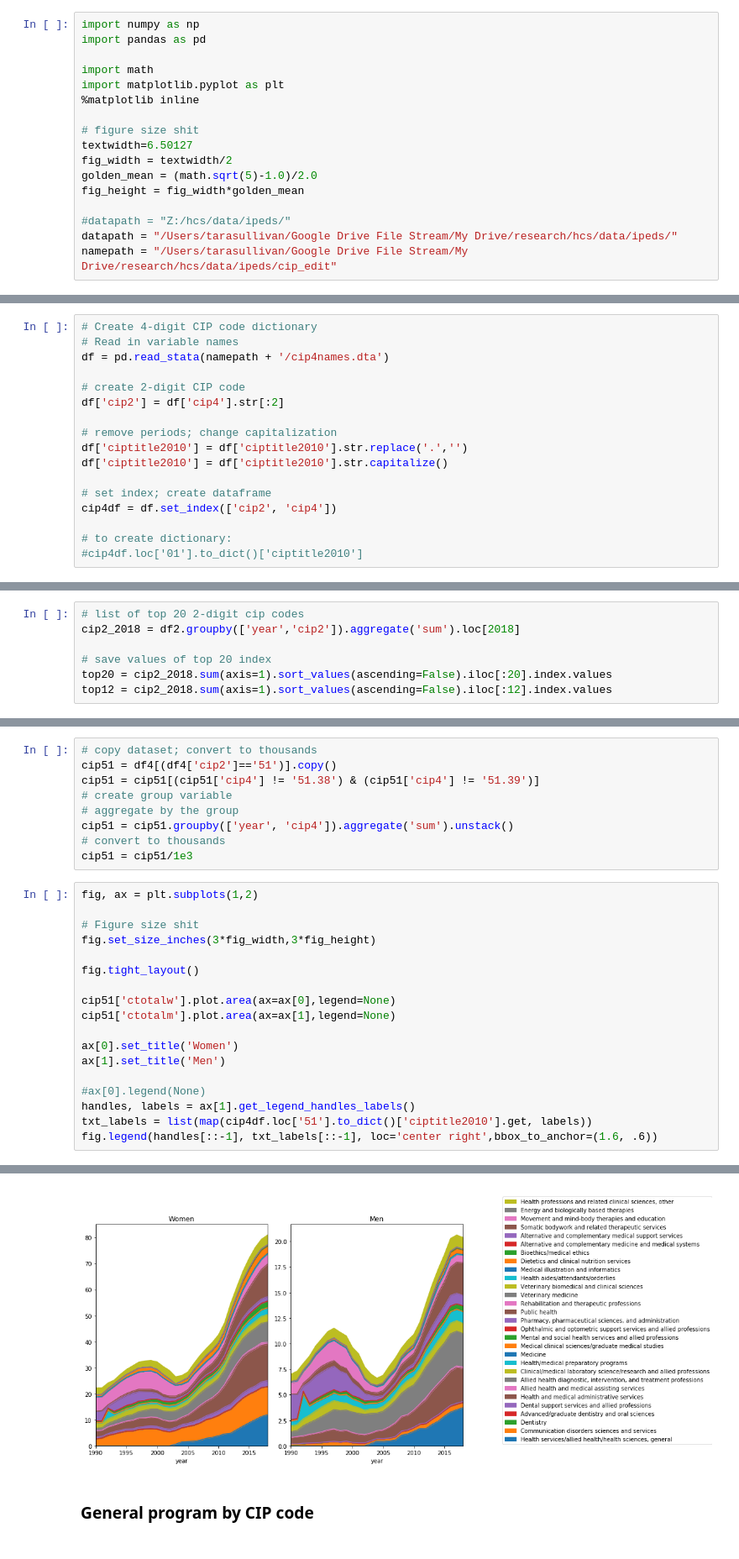
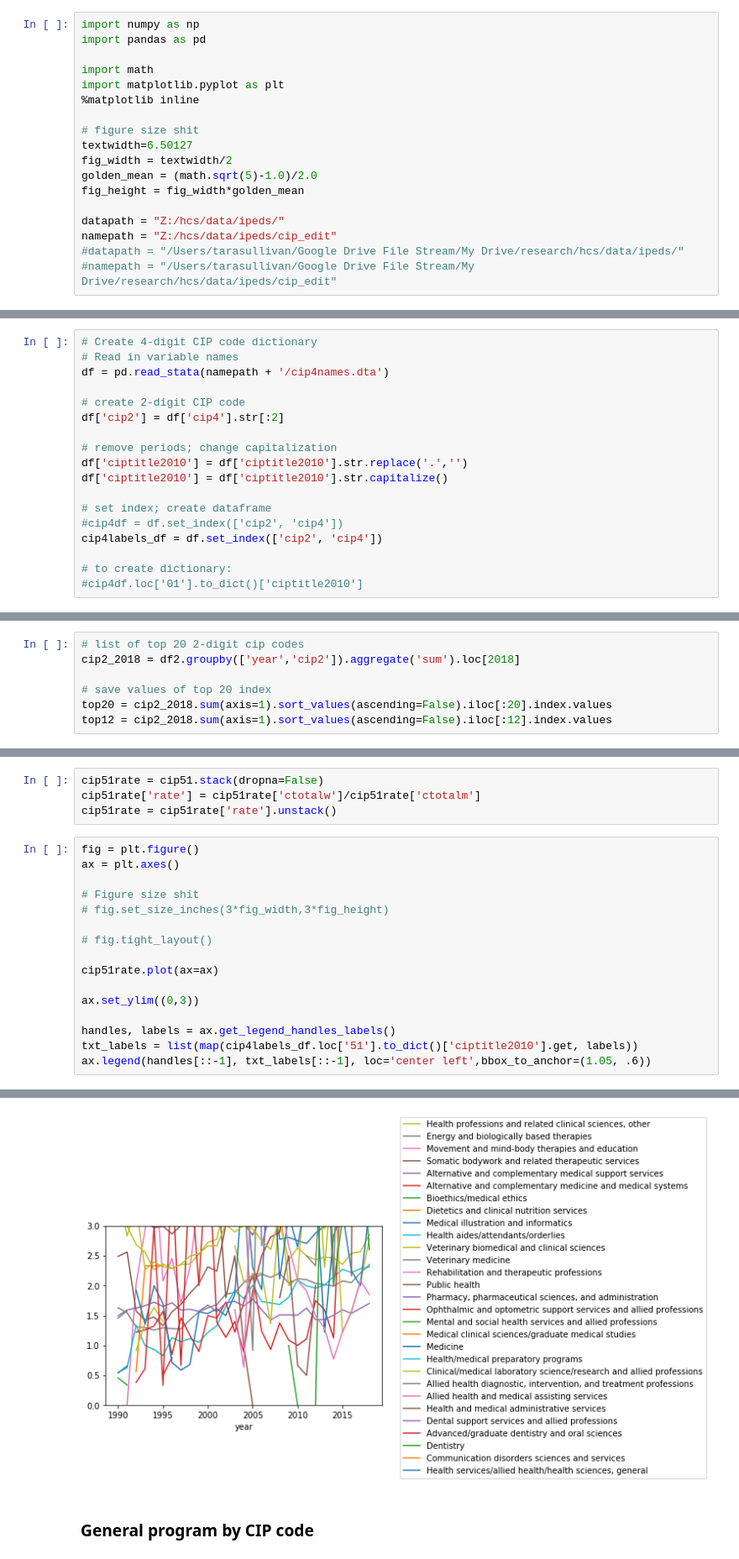
Before and after one commit to tara-sullivan/hcs, a Jupyter notebook: code/ipeds/ipeds_trends.ipynb, the cells around one changed output, grey strips where cells are left out. Shown at 84% size. Drawn from its saved outputs; the diff is of its cells as text.

```diff
--- a/code/ipeds/ipeds_trends.ipynb
+++ b/code/ipeds/ipeds_trends.ipynb
@@ -12,9 +12,10 @@ fig_width = textwidth/2
 golden_mean = (math.sqrt(5)-1.0)/2.0
 fig_height = fig_width*golden_mean
 
-#datapath = "Z:/hcs/data/ipeds/"
-datapath = "/Users/tarasullivan/Google Drive File Stream/My Drive/research/hcs/data/ipeds/"
-namepath = "/Users/tarasullivan/Google Drive File Stream/My Drive/research/hcs/data/ipeds/cip_edit"
+datapath = "Z:/hcs/data/ipeds/"
+namepath = "Z:/hcs/data/ipeds/cip_edit"
+#datapath = "/Users/tarasullivan/Google Drive File Stream/My Drive/research/hcs/data/ipeds/"
+#namepath = "/Users/tarasullivan/Google Drive File Stream/My Drive/research/hcs/data/ipeds/cip_edit"
 # %% [markdown]
 Create dictionaries for 2-digit and 4-digit CIP codes
 # %%
@@ -60,7 +75,8 @@ df['ciptitle2010'] = df['ciptitle2010'].str.replace('.','')
 df['ciptitle2010'] = df['ciptitle2010'].str.capitalize()
 
 # set index; create dataframe
-cip4df = df.set_index(['cip2', 'cip4'])
+#cip4df = df.set_index(['cip2', 'cip4'])
+cip4labels_df = df.set_index(['cip2', 'cip4'])
 
 # to create dictionary:
 #cip4df.loc['01'].to_dict()['ciptitle2010']
@@ -233,33 +264,26 @@ What does the breakdown of other positions look like?
-# %%
-# copy dataset; convert to thousands
-cip51 = df4[(df4['cip2']=='51')].copy()
-cip51 = cip51[(cip51['cip4'] != '51.38') & (cip51['cip4'] != '51.39')]
-# create group variable
-# aggregate by the group
-cip51 = cip51.groupby(['year', 'cip4']).aggregate('sum').unstack()
-# convert to thousands
-cip51 = cip51/1e3
+# %%
+cip51rate = cip51.stack(dropna=False)
+cip51rate['rate'] = cip51rate['ctotalw']/cip51rate['ctotalm']
+cip51rate = cip51rate['rate'].unstack()
 # %%
-fig, ax = plt.subplots(1,2)
+fig = plt.figure()
+ax = plt.axes()
 
 # Figure size shit
-fig.set_size_inches(3*fig_width,3*fig_height)
+# fig.set_size_inches(3*fig_width,3*fig_height)
 
-fig.tight_layout()
+# fig.tight_layout()
 
-cip51['ctotalw'].plot.area(ax=ax[0],legend=None)
-cip51['ctotalm'].plot.area(ax=ax[1],legend=None)
+cip51rate.plot(ax=ax)
 
-ax[0].set_title('Women')
-ax[1].set_title('Men')
+ax.set_ylim((0,3))
 
-#ax[0].legend(None)
-handles, labels = ax[1].get_legend_handles_labels()
-txt_labels = list(map(cip4df.loc['51'].to_dict()['ciptitle2010'].get, labels))
-fig.legend(handles[::-1], txt_labels[::-1], loc='center right',bbox_to_anchor=(1.6, .6))
+handles, labels = ax.get_legend_handles_labels()
+txt_labels = list(map(cip4labels_df.loc['51'].to_dict()['ciptitle2010'].get, labels))
+ax.legend(handles[::-1], txt_labels[::-1], loc='center left',bbox_to_anchor=(1.05, .6))
 # %% [output]
 <matplotlib.legend.Legend at 0x...>
-[figure, old version]
+[figure, new version]
 # %% [markdown]
 ### General program by CIP code
 # %%
```
Also changed, not shown: parts of 27 cells of this notebook.
